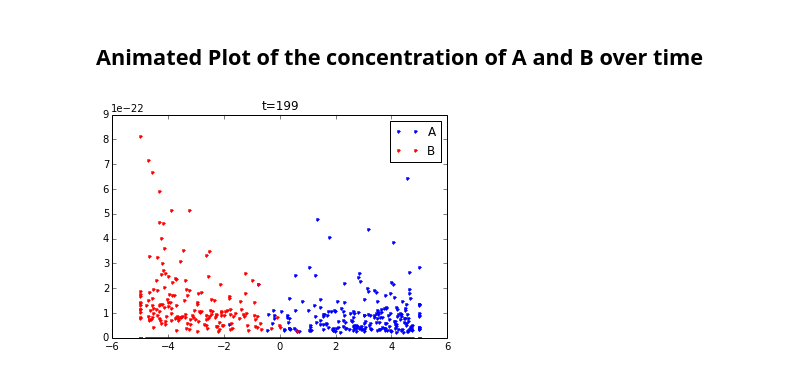
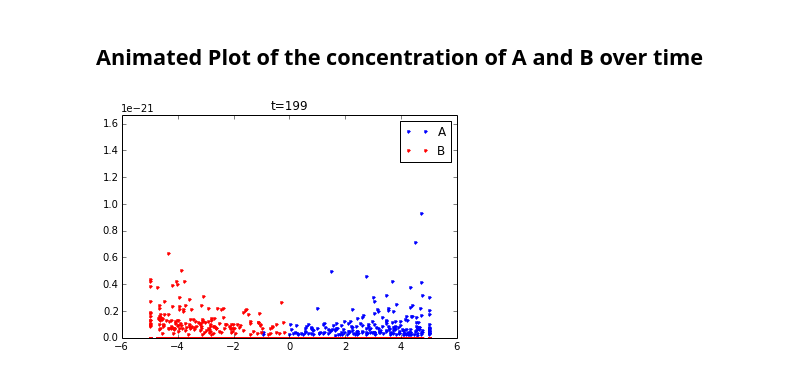
Before and after one commit to briandrawert/MOLNS_notebooks, a Jupyter notebook: CylinderAnnihilationDemo.ipynb, the cells around one changed output. Saved outputs shown, nothing was run; the diff lists cells and outputs as text; code cells hidden in the pictures.

```diff
--- a/CylinderAnnihilationDemo.ipynb
+++ b/CylinderAnnihilationDemo.ipynb
@@ -158,12 +160,14 @@ plt.title('Population binned by x-coordinate')
 # %%
 x_vals = model.mesh.coordinates()[:,0]
 A_vals = result.get_species('A', concentration=True)
 B_vals = result.get_species('B', concentration=True)
+maxval = max(np.max(A_vals), np.max(B_vals))
 for tndx, tval in enumerate(model.tspan):
     plt.plot(x_vals, A_vals[tndx,:],'.b', x_vals, B_vals[tndx,:],'.r')
+    plt.axis([-6, 6, 0, maxval])
     plt.legend(['A','B'])
     plt.title('t={0}'.format(tval))
     clear_output(wait=True)
     plt.show()
 # %% [output]
-[figure, old version]
+[figure, new version]
```
Also changed, not shown: parts of 7 cells of this notebook, 3 other files.
